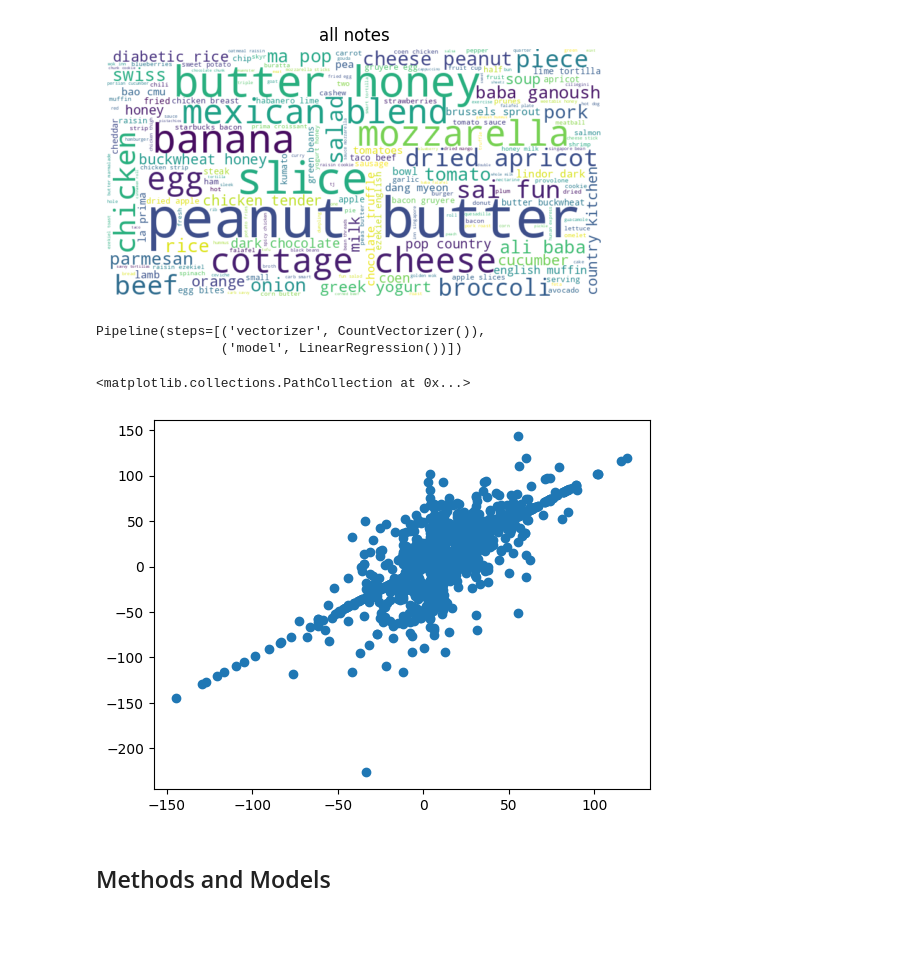
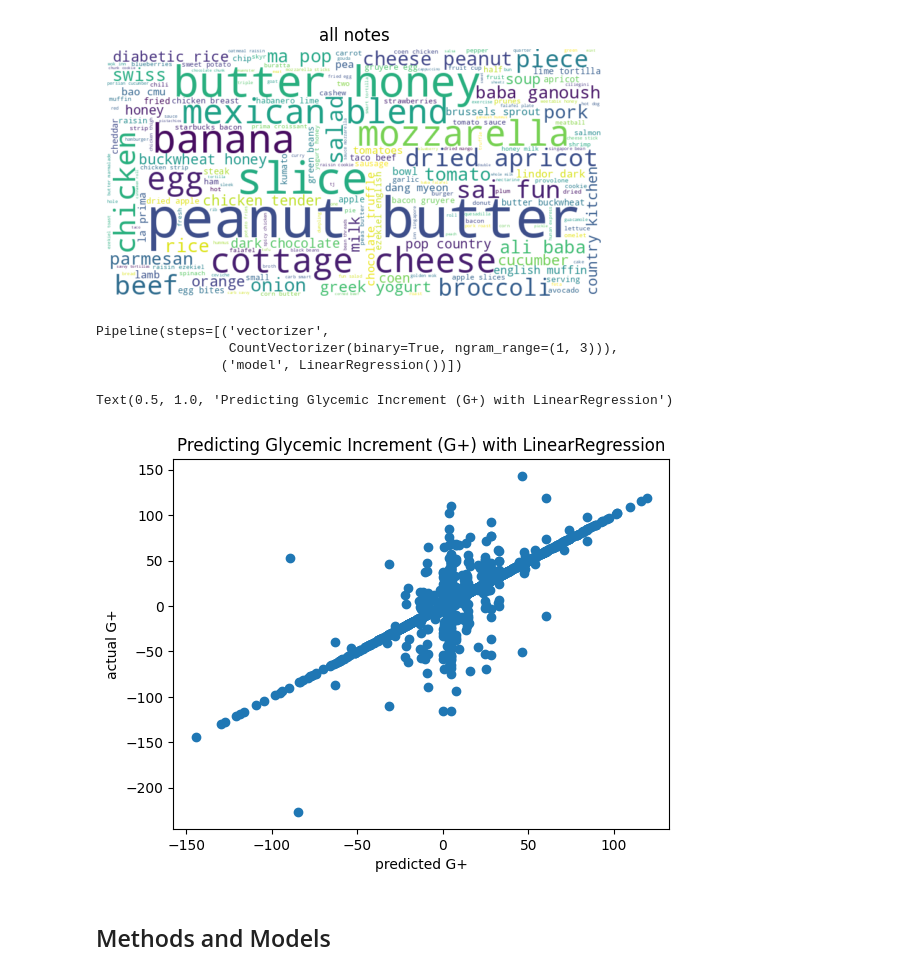
Before and after one commit to piggyatbaqaqi/sugarbowl, a Jupyter notebook: explore/sugarbowl_piggy.ipynb, the cells around one changed output. Cells and saved outputs as stored; diff of their text form; code cells hidden in the pictures; blank space fills up the shorter version.

```diff
--- a/explore/sugarbowl_piggy.ipynb
+++ b/explore/sugarbowl_piggy.ipynb
@@ -219,19 +219,23 @@ complete_meals = meals[['Notes', 'increment']].dropna()
 train_meals, test_meals = train_test_split(complete_meals, test_size=0.3, random_state=1701)
 # %%
 meal_linear_pipeline = Pipeline([
-    ("vectorizer", CountVectorizer()),
+    ("vectorizer", CountVectorizer(ngram_range=(1,3), binary=True)),
     ("model", LinearRegression()),
 ])
 meal_linear_pipeline.fit(train_meals['Notes'], train_meals['increment'])
 # %% [output]
-Pipeline(steps=[('vectorizer', CountVectorizer()),
+Pipeline(steps=[('vectorizer',
+                 CountVectorizer(binary=True, ngram_range=(1, 3))),
                 ('model', LinearRegression())])
 # %%
 predicted = meal_linear_pipeline.predict(train_meals['Notes'])
 plt.scatter(predicted, train_meals['increment'])
+plt.xlabel('predicted G+')
+plt.ylabel('actual G+')
+plt.title('Predicting Glycemic Increment (G+) with LinearRegression')
 # %% [output]
-<matplotlib.collections.PathCollection at 0x...>
+Text(0.5, 1.0, 'Predicting Glycemic Increment (G+) with LinearRegression')
-[figure, old version]
+[figure, new version]
 # %% [markdown]
 ## Methods and Models
 # %% [markdown]
```
